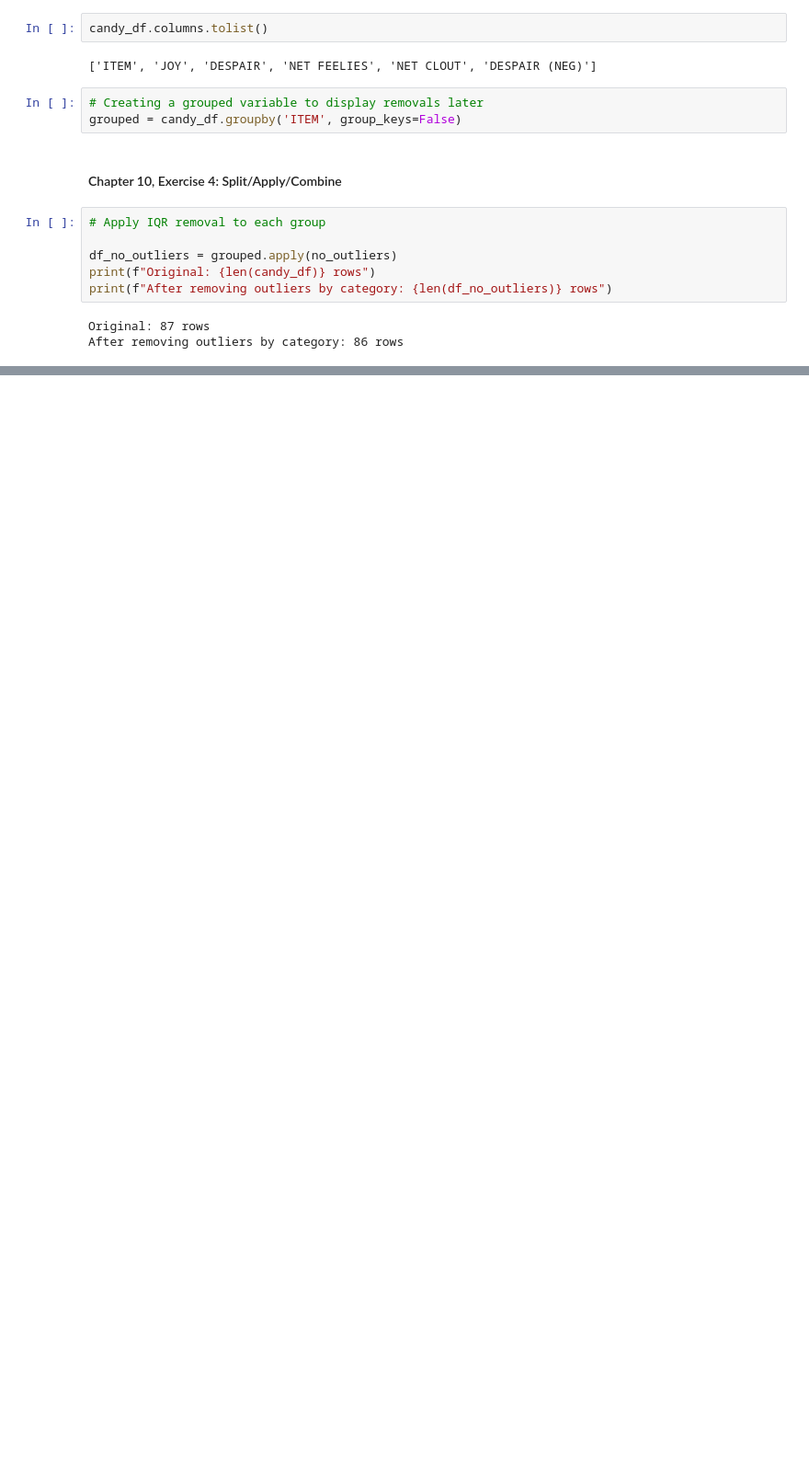
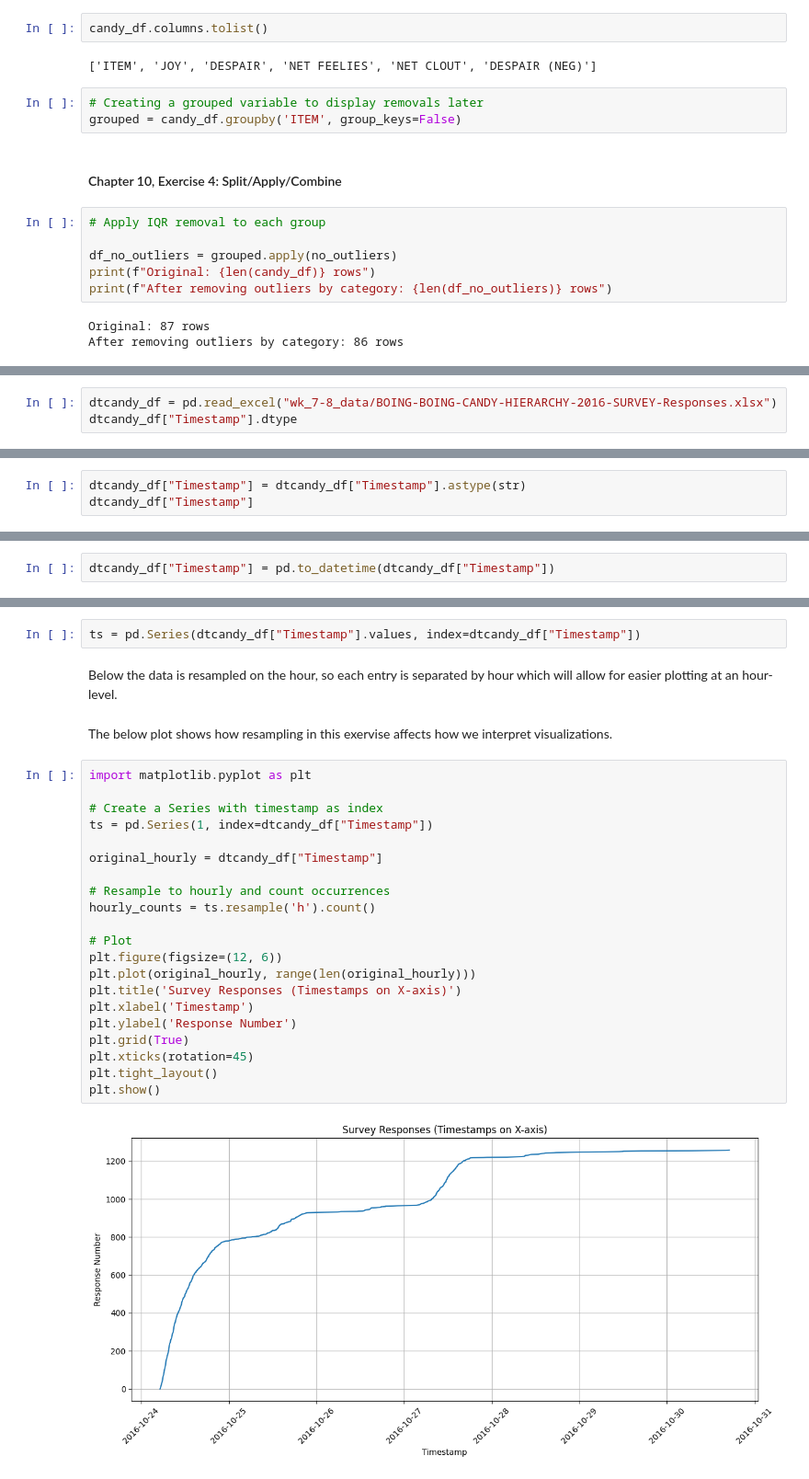
Before and after one commit to jsbwxyz/DSC540, a Jupyter notebook: Weeks7&8-Assignment.ipynb, the cells around one changed output, grey strips where cells are left out. Shown at 92% size. Cells and saved outputs as stored; diff of their text form; blank space fills up the shorter version.

```diff
--- a/Weeks7&8-Assignment.ipynb
+++ b/Weeks7&8-Assignment.ipynb
@@ -219,0 +223,3 @@ After removing outliers by category: 86 rows
+# %%
+dtcandy_df = pd.read_excel("wk_7-8_data/BOING-BOING-CANDY-HIERARCHY-2016-SURVEY-Responses.xlsx")
+dtcandy_df["Timestamp"].dtype
@@ -219,0 +230,3 @@ After removing outliers by category: 86 rows
+# %%
+dtcandy_df["Timestamp"] = dtcandy_df["Timestamp"].astype(str)
+dtcandy_df["Timestamp"]
@@ -219,0 +248,2 @@ After removing outliers by category: 86 rows
+# %%
+dtcandy_df["Timestamp"] = pd.to_datetime(dtcandy_df["Timestamp"])
@@ -219,0 +291,29 @@ After removing outliers by category: 86 rows
+# %%
+ts = pd.Series(dtcandy_df["Timestamp"].values, index=dtcandy_df["Timestamp"])
+# %% [markdown]
+Below the data is resampled on the hour, so each entry is separated by hour which will allow for easier plotting at an hour-level.
+# %% [markdown]
+The below plot shows how resampling in this exervise affects how we interpret visualizations.
+# %%
+import matplotlib.pyplot as plt
+
+# Create a Series with timestamp as index
+ts = pd.Series(1, index=dtcandy_df["Timestamp"])
+
+original_hourly = dtcandy_df["Timestamp"]
+
+# Resample to hourly and count occurrences
+hourly_counts = ts.resample('h').count()
+
+# Plot
+plt.figure(figsize=(12, 6))
+plt.plot(original_hourly, range(len(original_hourly)))
+plt.title('Survey Responses (Timestamps on X-axis)')
+plt.xlabel('Timestamp')
+plt.ylabel('Response Number')
+plt.grid(True)
+plt.xticks(rotation=45)
+plt.tight_layout()
+plt.show()
+# %% [output]
+[figure, added]
```
Also changed, not shown: parts of 15 cells of this notebook, 1 other file.
